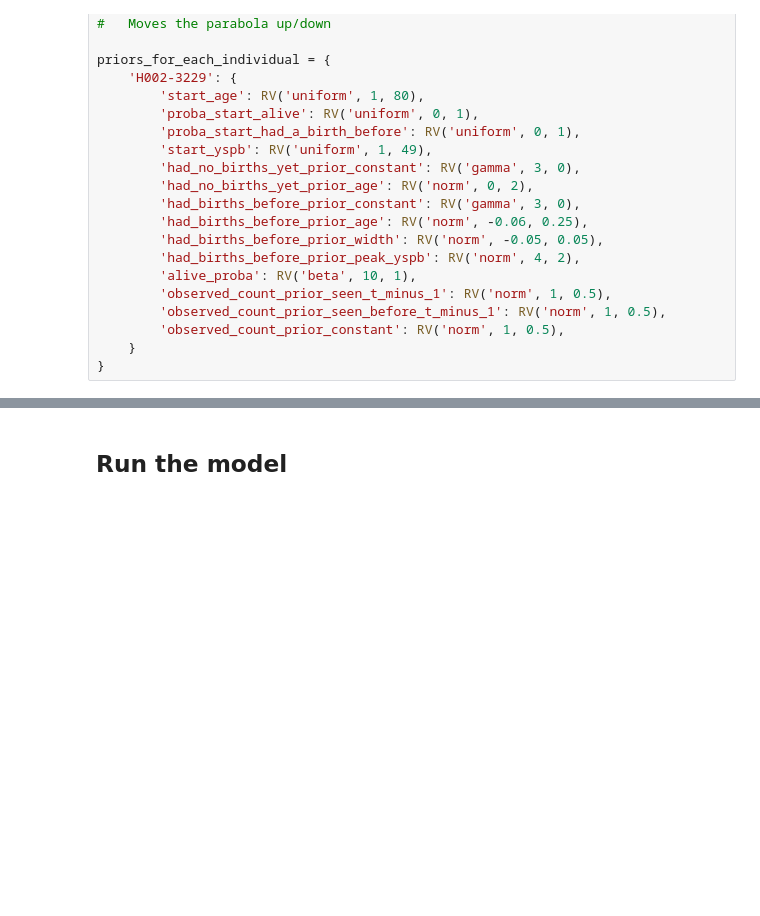
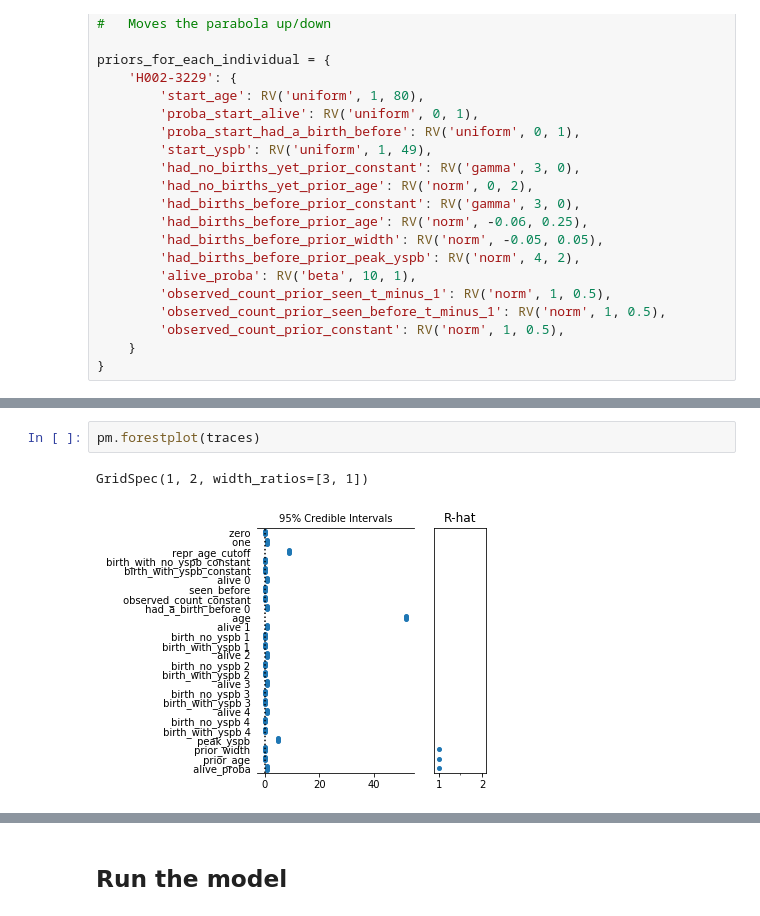
Before and after one commit to Edderic/mics-whales, a Jupyter notebook: mics-whales.ipynb, the cells around one changed output, grey strips where cells are left out. Drawn from its saved outputs; the diff is of its cells as text; blank space fills up the shorter version.

```diff
--- a/mics-whales.ipynb
+++ b/mics-whales.ipynb
@@ -805,0 +1001,5 @@ priors_for_each_individual = {
+# %%
+pm.forestplot(traces)
+# %% [output]
+GridSpec(1, 2, width_ratios=[3, 1])
+[figure, added]
```
Also changed, not shown: parts of 107 cells of this notebook.
